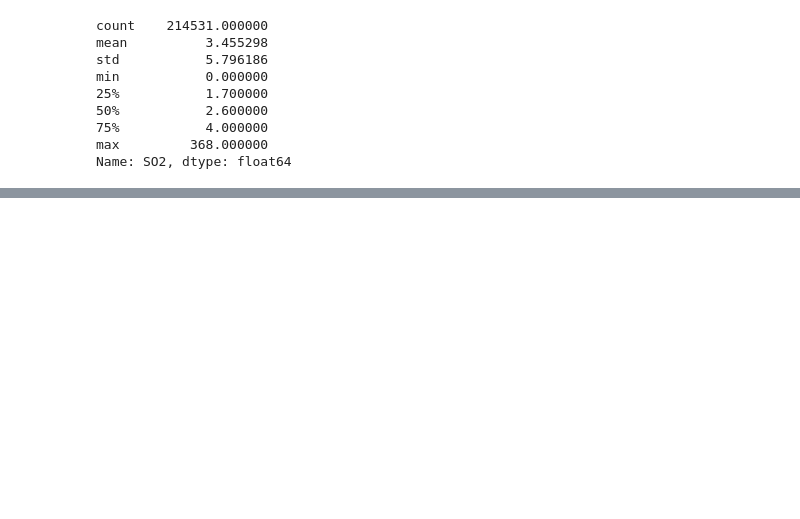
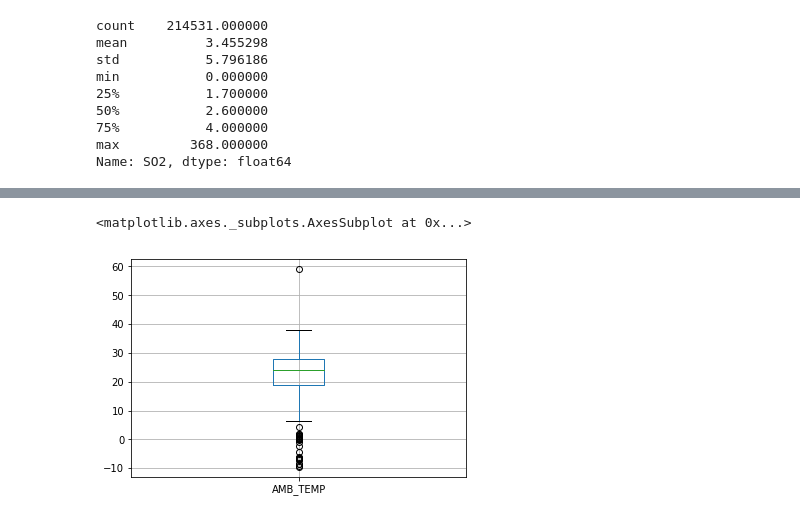
Before and after one commit to JarryYang/jyan298infosys722, a Jupyter notebook: jyan298-infosys722.ipynb, the cells around one changed output, grey strips where cells are left out. Cells and saved outputs as stored; diff of their text form; code cells hidden in the pictures; blank space fills up the shorter version.

```diff
--- a/jyan298-infosys722.ipynb
+++ b/jyan298-infosys722.ipynb
@@ -166,0 +167,5 @@ pddf.replace(0,pddf.median(),inplace=True)
+# %%
+pddf.boxplot(column='AMB_TEMP')
+# %% [output]
+<matplotlib.axes._subplots.AxesSubplot at 0x...>
+[figure, added]
```
Also changed, not shown: parts of 13 cells of this notebook.
